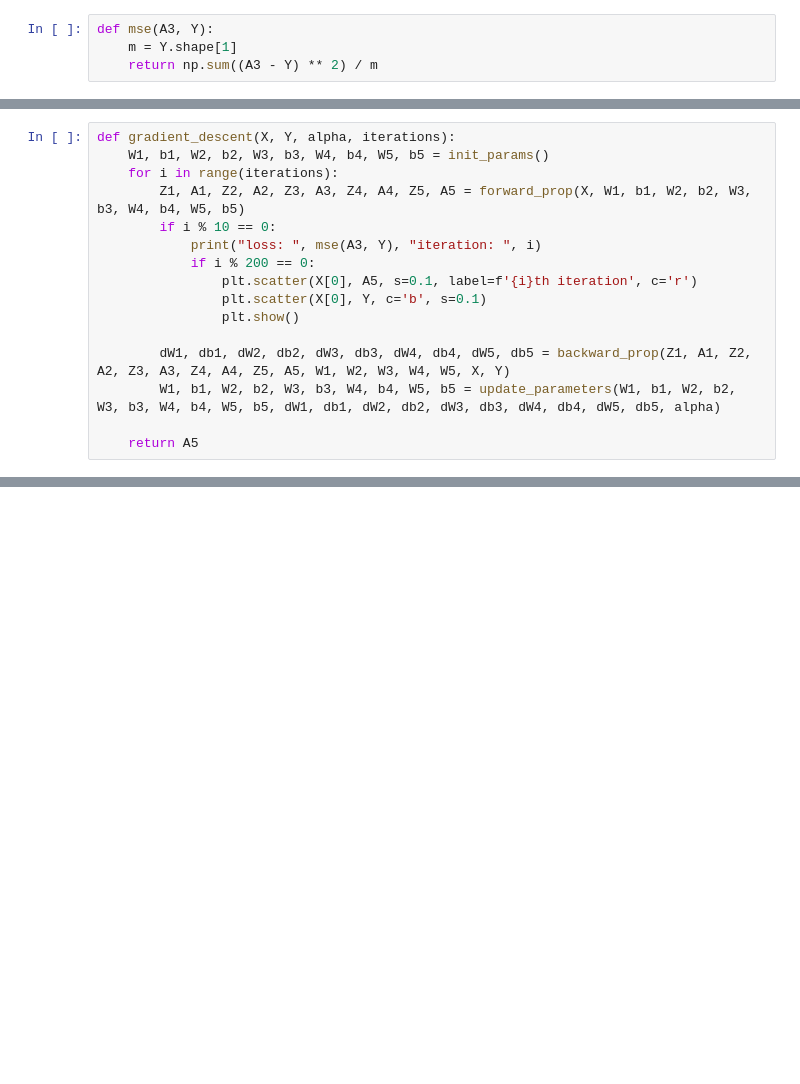
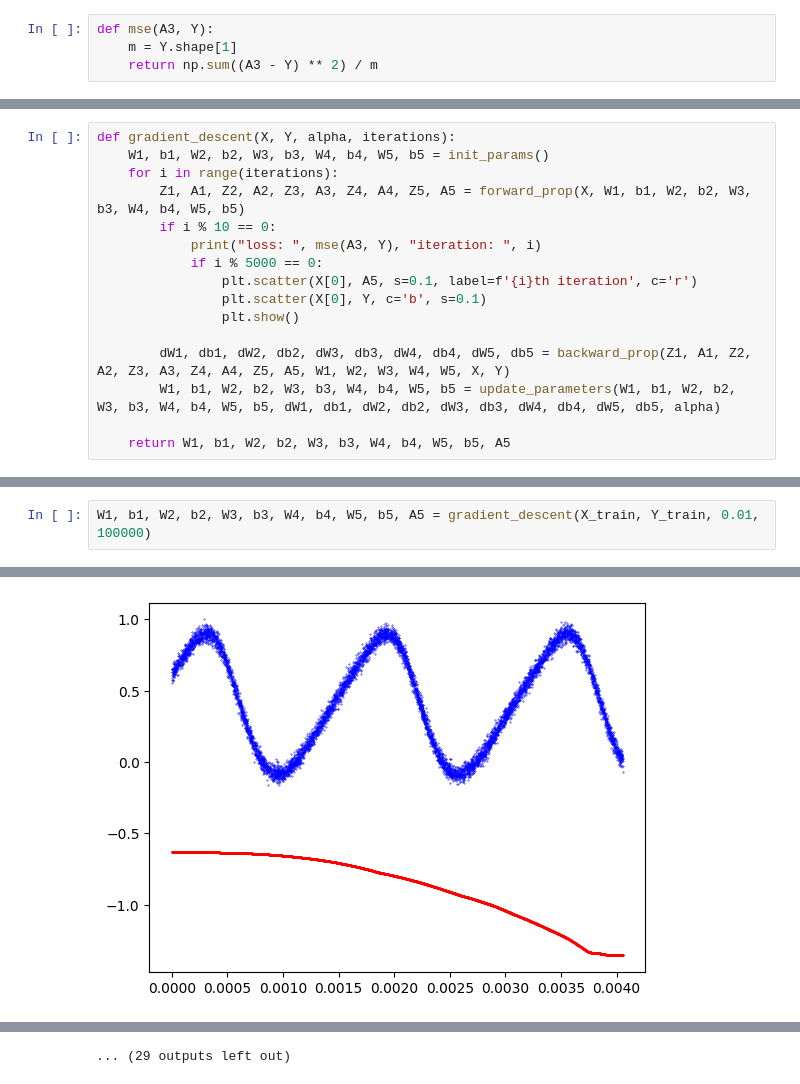
Before and after one commit to moleh13/Neural-Network, a Jupyter notebook: Function Approximation.ipynb, the cells around one changed output, grey strips where cells are left out. Saved outputs shown, nothing was run; the diff lists cells and outputs as text; blank space fills up the shorter version.

```diff
--- a/Function Approximation.ipynb
+++ b/Function Approximation.ipynb
@@ -145,7 +147,7 @@ def gradient_descent(X, Y, alpha, iterations):
         Z1, A1, Z2, A2, Z3, A3, Z4, A4, Z5, A5 = forward_prop(X, W1, b1, W2, b2, W3, b3, W4, b4, W5, b5)
         if i % 10 == 0:
             print("loss: ", mse(A3, Y), "iteration: ", i)
-            if i % 200 == 0:
+            if i % 5000 == 0:
                 plt.scatter(X[0], A5, s=0.1, label=f'{i}th iteration', c='r')
                 plt.scatter(X[0], Y, c='b', s=0.1)
                 plt.show()
@@ -153,4 +155,4 @@ def gradient_descent(X, Y, alpha, iterations):
         dW1, db1, dW2, db2, dW3, db3, dW4, db4, dW5, db5 = backward_prop(Z1, A1, Z2, A2, Z3, A3, Z4, A4, Z5, A5, W1, W2, W3, W4, W5, X, Y)
         W1, b1, W2, b2, W3, b3, W4, b4, W5, b5 = update_parameters(W1, b1, W2, b2, W3, b3, W4, b4, W5, b5, dW1, db1, dW2, db2, dW3, db3, dW4, db4, dW5, db5, alpha)
 
-    return A5
+    return W1, b1, W2, b2, W3, b3, W4, b4, W5, b5, A5
@@ -267,0 +159,3 @@ loss:  10.651296207695994 iteration:  1000
+# %%
+W1, b1, W2, b2, W3, b3, W4, b4, W5, b5, A5 = gradient_descent(X_train, Y_train, 0.01, 100000)
+# %% [output]
@@ -267,0 +163 @@ loss:  10.651296207695994 iteration:  1000
+[figure, added]
@@ -267,0 +254 @@ loss:  10.651296207695994 iteration:  1000
+... (29 outputs left out)
```
Also changed, not shown: parts of 8 cells of this notebook.
